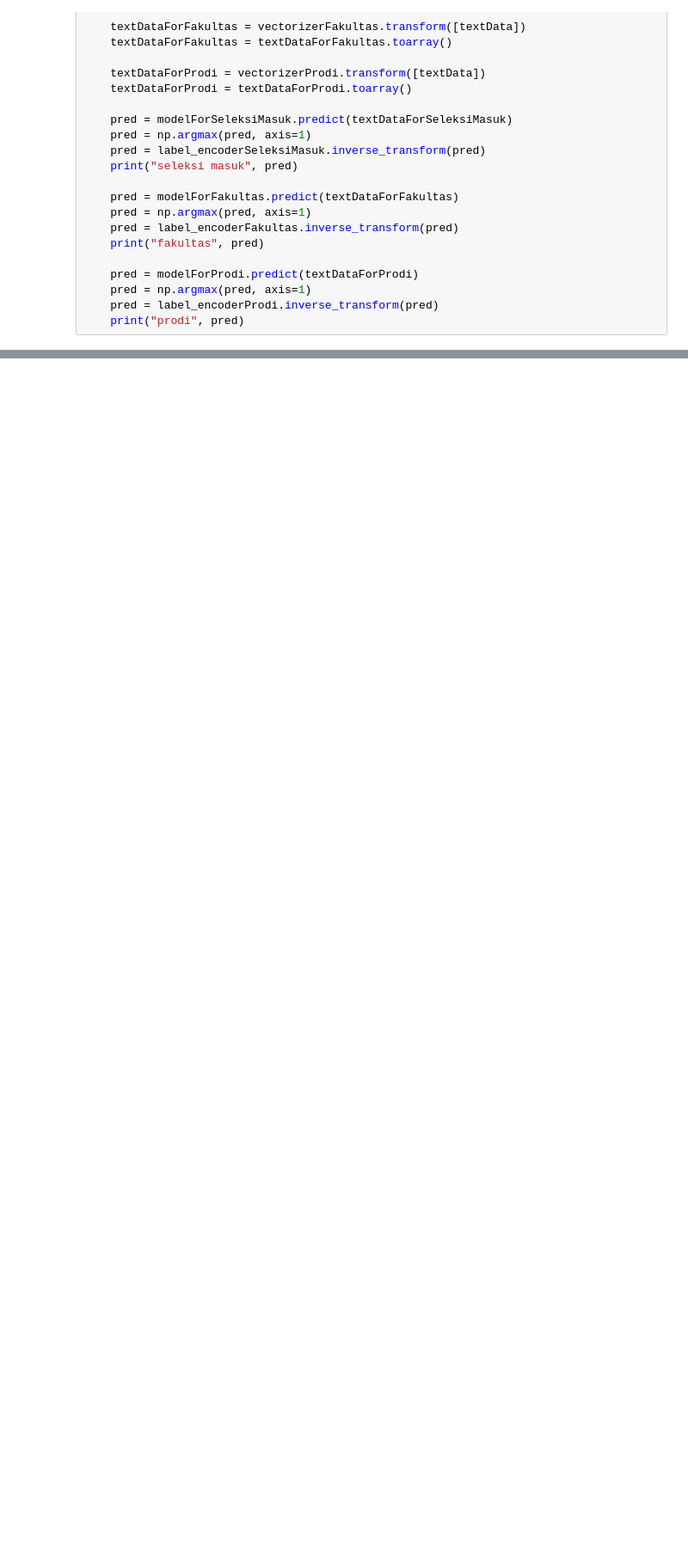
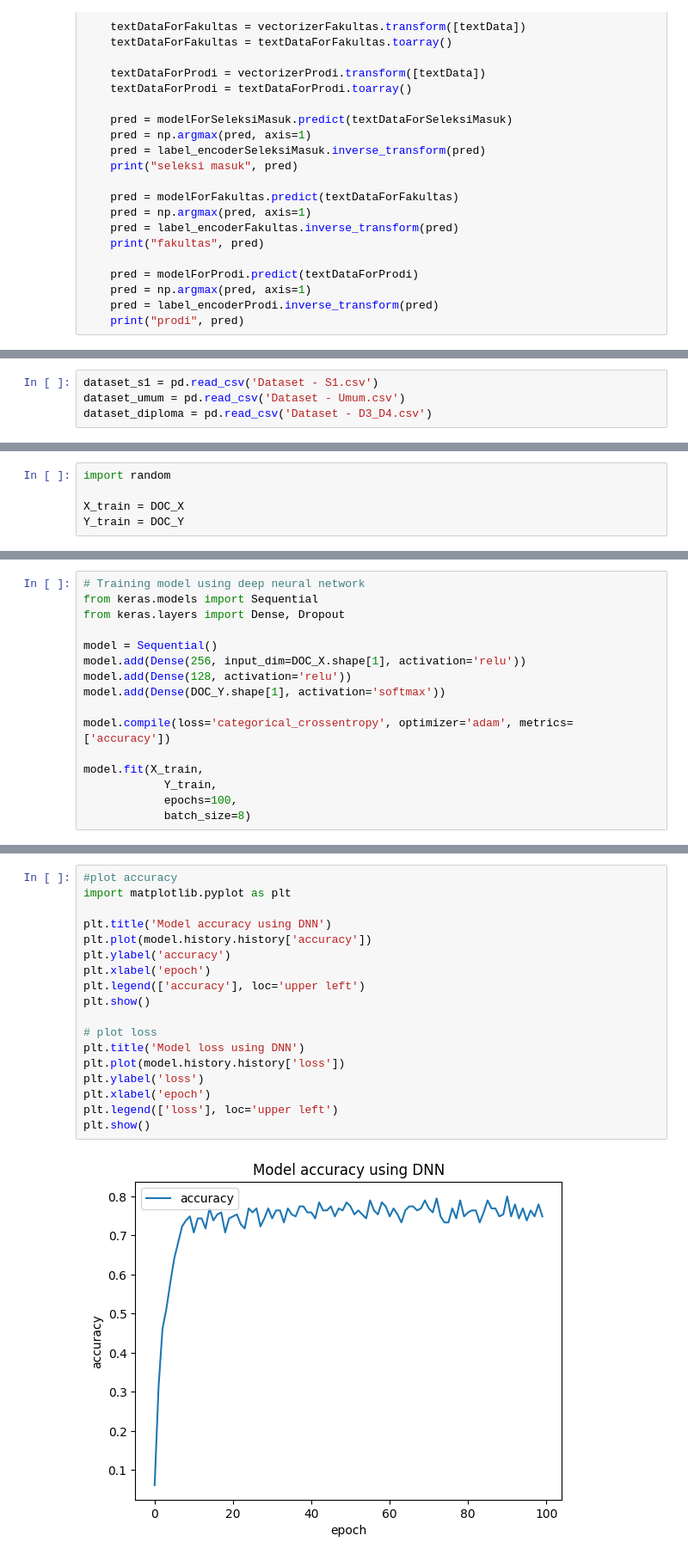
Before and after one commit to AndiAlifs/sistem_cerdas_chatbot_selma, a Jupyter notebook: main.ipynb, the cells around one changed output, grey strips where cells are left out. Shown at 86% size. Drawn from its saved outputs; the diff is of its cells as text; blank space fills up the shorter version.

```diff
--- a/main.ipynb
+++ b/main.ipynb
@@ -480,0 +483,4 @@ prodi ['kedokteran']
+# %%
+dataset_s1 = pd.read_csv('Dataset - S1.csv')
+dataset_umum = pd.read_csv('Dataset - Umum.csv')
+dataset_diploma = pd.read_csv('Dataset - D3_D4.csv')
@@ -480,0 +621,5 @@ prodi ['kedokteran']
+# %%
+import random
+
+X_train = DOC_X
+Y_train = DOC_Y
@@ -480,0 +628,16 @@ prodi ['kedokteran']
+# %%
+# Training model using deep neural network
+from keras.models import Sequential
+from keras.layers import Dense, Dropout
+
+model = Sequential()
+model.add(Dense(256, input_dim=DOC_X.shape[1], activation='relu'))
+model.add(Dense(128, activation='relu'))
+model.add(Dense(DOC_Y.shape[1], activation='softmax'))
+
+model.compile(loss='categorical_crossentropy', optimizer='adam', metrics=['accuracy'])
+
+model.fit(X_train,
+            Y_train,
+            epochs=100,
+            batch_size=8)
@@ -480,0 +663,20 @@ prodi ['kedokteran']
+# %%
+#plot accuracy
+import matplotlib.pyplot as plt
+
+plt.title('Model accuracy using DNN')
+plt.plot(model.history.history['accuracy'])
+plt.ylabel('accuracy')
+plt.xlabel('epoch')
+plt.legend(['accuracy'], loc='upper left')
+plt.show()
+
+# plot loss
+plt.title('Model loss using DNN')
+plt.plot(model.history.history['loss'])
+plt.ylabel('loss')
+plt.xlabel('epoch')
+plt.legend(['loss'], loc='upper left')
+plt.show()
+# %% [output]
+[figure, added]
```
Also changed, not shown: parts of 28 cells of this notebook, 3 other files.
